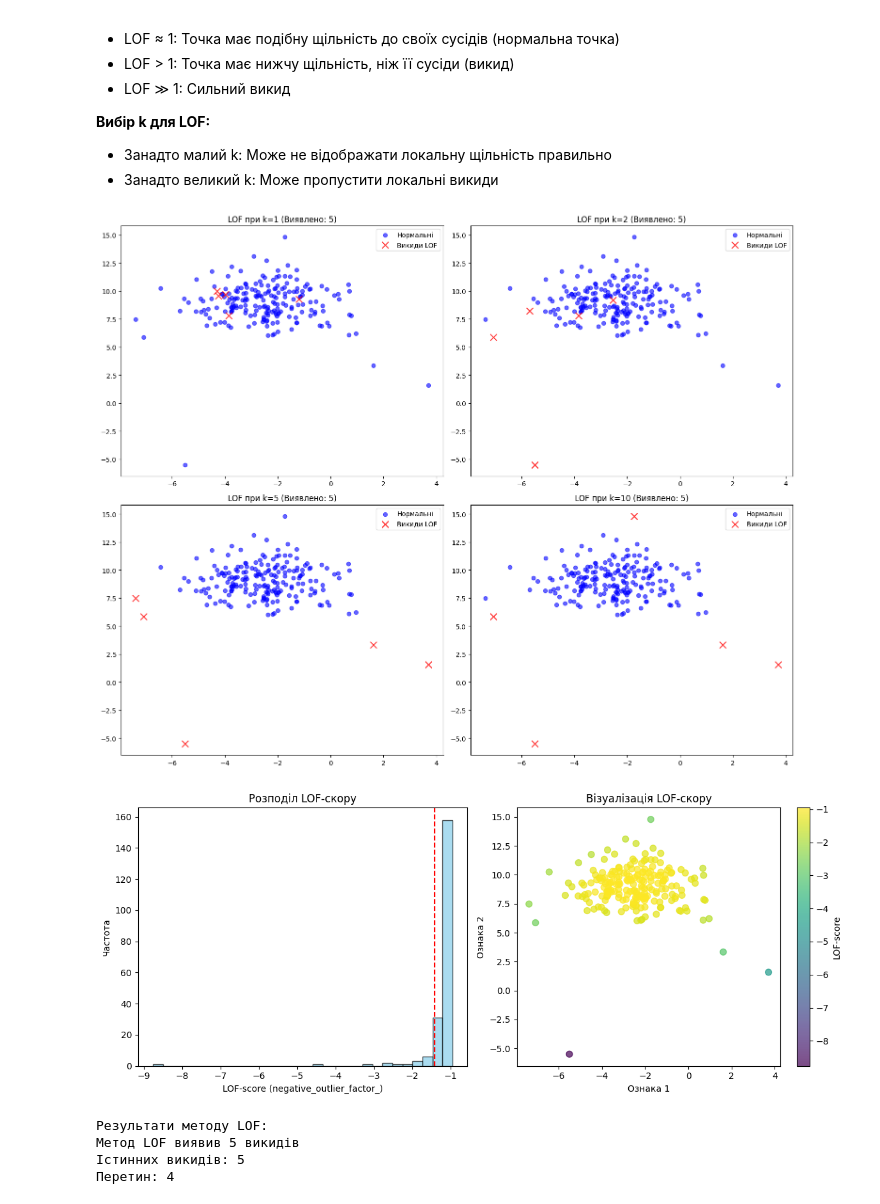
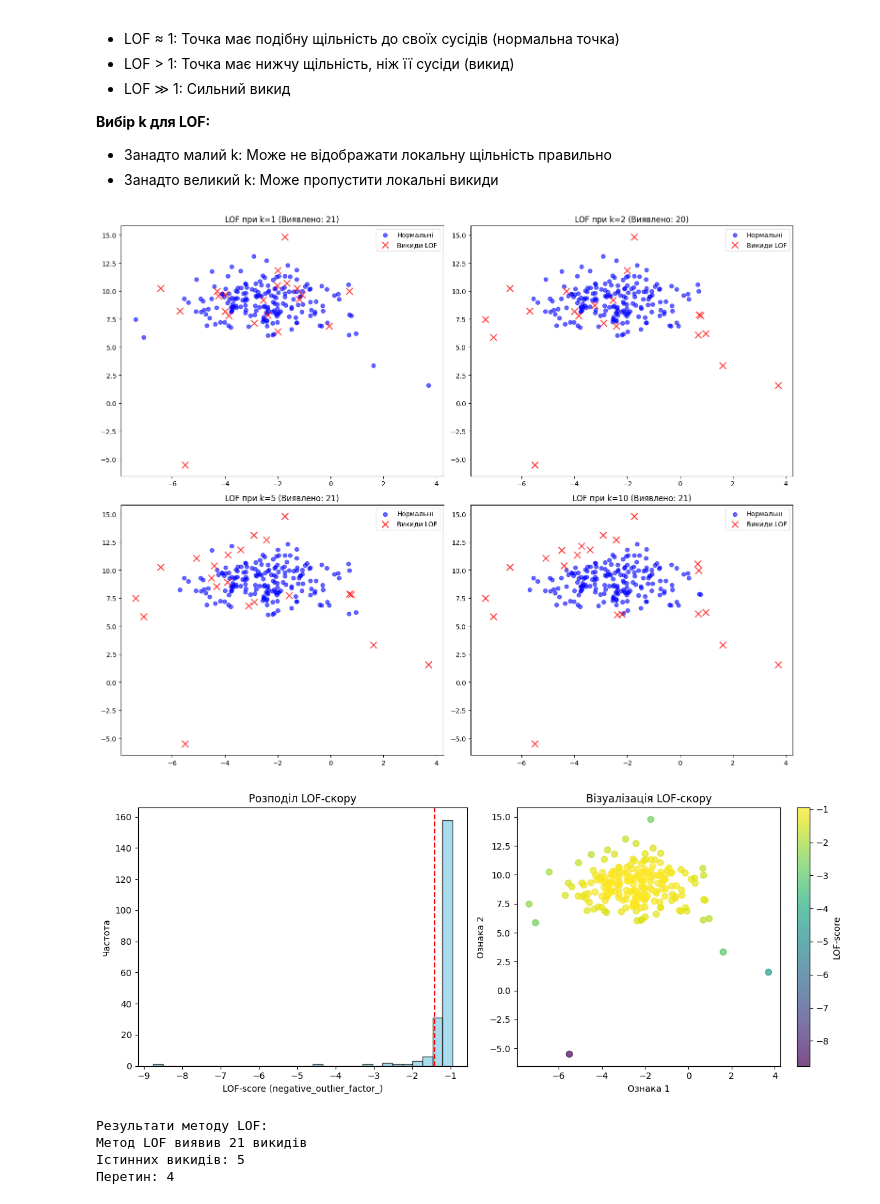
Before and after one commit to Neronuser/data-mining-course, a Jupyter notebook: 11.0-Outlier_and_Anomaly_Detection.ipynb, the cells around one changed output. Cells and saved outputs as stored; diff of their text form; code cells hidden in the pictures.

```diff
--- a/11.0-Outlier_and_Anomaly_Detection.ipynb
+++ b/11.0-Outlier_and_Anomaly_Detection.ipynb
@@ -296,45 +296,45 @@ fig, axes = plt.subplots(2, 2, figsize=(15, 12))
 axes = axes.ravel()
 
 for i, k in enumerate(k_values):
-    lof_outliers, lof_scores = lof_outlier_detection(X, k=k, contamination=0.02)
+    lof_outliers, lof_scores = lof_outlier_detection(X, k=k, contamination=0.1)
     axes[i].scatter(X[~lof_outliers, 0], X[~lof_outliers, 1], c='blue', alpha=0.6, label='Нормальні')
     axes[i].scatter(X[lof_outliers, 0], X[lof_outliers, 1], c='red', alpha=0.8, label='Викиди LOF', s=100, marker='x')
     axes[i].set_title(f'LOF при k={k} (Виявлено: {np.sum(lof_outliers)})')
     axes[i].legend()
 
 plt.tight_layout()
 plt.show()
 
-lof_outliers_final, lof_scores_final = lof_outlier_detection(X, k=20, contamination=0.02)
+lof_outliers_final, lof_scores_final = lof_outlier_detection(X, k=20, contamination=0.1)
 
 plt.figure(figsize=(12, 5))
 
 plt.subplot(1, 2, 1)
 plt.hist(lof_scores_final, bins=30, alpha=0.7, color='skyblue', edgecolor='black')
 plt.xlabel('LOF-score (negative_outlier_factor_)')
 plt.ylabel('Частота')
 plt.title('Розподіл LOF-скору')
 plt.axvline(np.percentile(lof_scores_final, 10), color='red', linestyle='--', label='10-й перцентиль')
 
 plt.subplot(1, 2, 2)
 scatter = plt.scatter(X[:, 0], X[:, 1], c=lof_scores_final, cmap='viridis', s=50, alpha=0.7)
 plt.colorbar(scatter, label='LOF-score')
 plt.xlabel('Ознака 1')
 plt.ylabel('Ознака 2')
 plt.title('Візуалізація LOF-скору')
 
 plt.tight_layout()
 plt.show()
 
 print("Результати методу LOF:")
 print(f"Метод LOF виявив {np.sum(lof_outliers_final)} викидів")
 print(f"Істинних викидів: {np.sum(y==1)}")
 print(f"Перетин: {np.sum(lof_outliers_final & (y==1))}")
 # %% [output]
-[figure, old version]
+[figure, new version]
 [figure]
 Результати методу LOF:
-Метод LOF виявив 5 викидів
+Метод LOF виявив 21 викидів
 Істинних викидів: 5
 Перетин: 4
 # %% [markdown]
```
Also changed, not shown: parts of 3 cells of this notebook.
